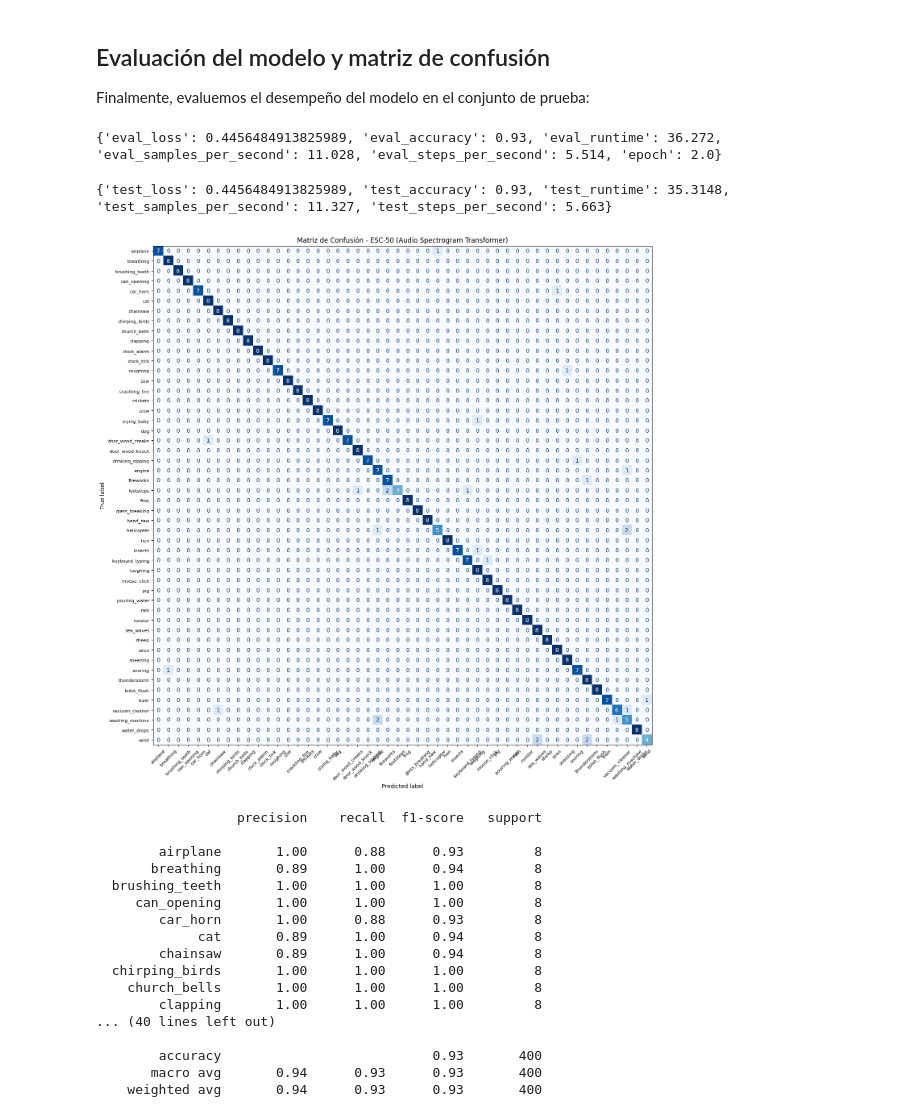
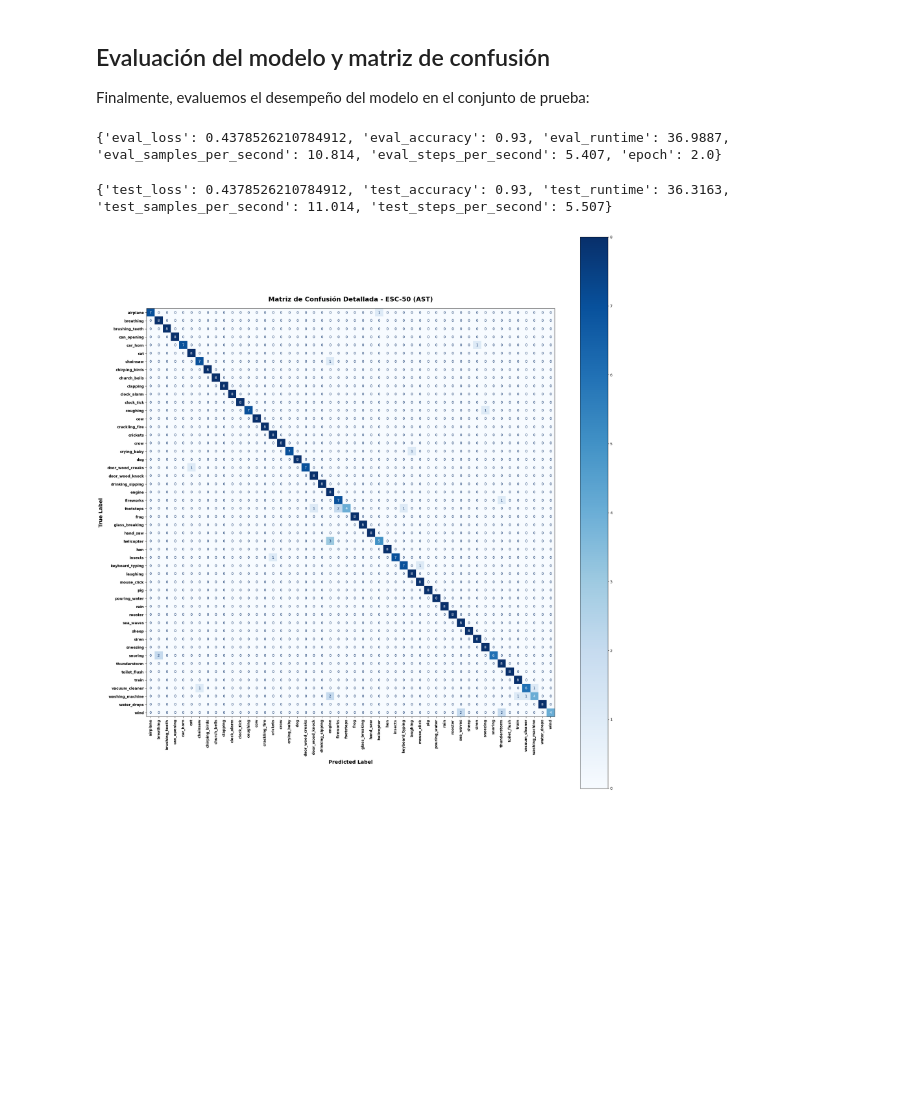
Before and after one commit to margomeza16/deep_leraning, a Jupyter notebook: Miniproyecto4_AST.ipynb, the cells around one changed output. Drawn from its saved outputs; the diff is of its cells as text; code cells hidden in the pictures; blank space fills up the shorter version.

```diff
--- a/Miniproyecto4_AST.ipynb
+++ b/Miniproyecto4_AST.ipynb
@@ -149,7 +152,7 @@ dataset = load_dataset("confit/esc50-demo", "fold1", split="train")
 test_dataset = load_dataset("confit/esc50-demo", "fold1", split="test")
 # %%
 # Dividimos el dataset de entrenamiento en los conjuntos de entrenamiento (80%) y validación (20%).
-splits = dataset.train_test_split(test_size=0.2, seed=42)
+splits = dataset.train_test_split(test_size=0.2, seed=42, stratify_by_column="label")
 train_ds = splits['train']
 val_ds = splits['test']
 # %% [markdown]
@@ -249,9 +329,9 @@ feature_extractor = AutoFeatureExtractor.from_pretrained(model_id)
 ### Sincronizar la Tasa de Muestreo (Resampling a 16 kHz)
 # %%
 # Forzamos a que el dataset convierta automáticamente los audios a 16,000 Hz al cargarlos
-train_ds = train_ds.cast_column("audio", Audio(sampling_rate=16000))
-val_ds = val_ds.cast_column("audio", Audio(sampling_rate=16000))
-test_dataset = test_dataset.cast_column("audio", Audio(sampling_rate=16000))
+train_ds = train_ds.cast_column("audio", DatasetAudio(sampling_rate=16000))
+val_ds = val_ds.cast_column("audio", DatasetAudio(sampling_rate=16000))
+test_dataset = test_dataset.cast_column("audio", DatasetAudio(sampling_rate=16000))
 # %% [markdown]
 ### Función de preprocesamiento
 # %% [markdown]
@@ -394,64 +476,54 @@ Finalmente, evaluemos el desempeño del modelo en el conjunto de prueba:
 test_metrics = trainer.evaluate(eval_dataset=encoded_test_ds)
 print(test_metrics)
 # %% [output]
-{'eval_loss': 0.4456484913825989, 'eval_accuracy': 0.93, 'eval_runtime': 36.272, 'eval_samples_per_second': 11.028, 'eval_steps_per_second': 5.514, 'epoch': 2.0}
+{'eval_loss': 0.4378526210784912, 'eval_accuracy': 0.93, 'eval_runtime': 36.9887, 'eval_samples_per_second': 10.814, 'eval_steps_per_second': 5.407, 'epoch': 2.0}
 # %%
 outputs = trainer.predict(encoded_test_ds)
 # %%
 print(outputs.metrics)
 # %% [output]
-{'test_loss': 0.4456484913825989, 'test_accuracy': 0.93, 'test_runtime': 35.3148, 'test_samples_per_second': 11.327, 'test_steps_per_second': 5.663}
+{'test_loss': 0.4378526210784912, 'test_accuracy': 0.93, 'test_runtime': 36.3163, 'test_samples_per_second': 11.014, 'test_steps_per_second': 5.507}
 # %%
 # Obtenemos las etiquetas reales y predichas del conjunto de datos de evaluación
 y_true = outputs.label_ids
 y_pred = outputs.predictions.argmax(1)
 
 # Obtenemos las etiquetas disponibles en el conjunto de datos
 labels = train_ds.features['label'].names
 
 # Calculamos la matriz de confusión
 cm = confusion_matrix(y_true, y_pred)
 
-# Creamos la figura con un tamaño grande
-fig, ax = plt.subplots(figsize=(14, 14))
+fig, ax = plt.subplots(figsize=(22, 22))
 
-# Creamos un objeto ConfusionMatrixDisplay para visualizar la matriz de confusión
+# Generamos el display con rotación vertical de 90° en el eje X para evitar cruces
 disp = ConfusionMatrixDisplay(confusion_matrix=cm, display_labels=labels)
-
-# Mostramos la visualización de la matriz de confusión con rotación de las etiquetas en el eje x
 disp.plot(
     ax=ax,
-    xticks_rotation=45,
+    xticks_rotation=90,  # Rotación completa vertical
     cmap="Blues",
-    colorbar=False,  # Opcional para ganar espacio
+    colorbar=True,
+    values_format="d",
 )
-# Ajustes estéticos para las etiquetas
-plt.xticks(fontsize=8)
-plt.yticks(fontsize=8)
+
+# Ajustes de tipografía y títulos
+plt.xticks(fontsize=10, fontweight="bold")
+plt.yticks(fontsize=10, fontweight="bold")
+plt.xlabel("Predicted Label", fontsize=14, fontweight="bold", labelpad=10)
+plt.ylabel("True Label", fontsize=14, fontweight="bold", labelpad=10)
 plt.title(
-    "Matriz de Confusión - ESC-50 (Audio Spectrogram Transformer)", fontsize=12
+    "Matriz de Confusión Detallada - ESC-50 (AST)",
+    fontsize=18,
+    fontweight="bold",
+    pad=20,
 )
+
+# Guardar en alta resolución antes de mostrarla
+plt.savefig(
+    "matriz_confusion_alta_resolucion.png", dpi=300, bbox_inches="tight"
+)
+
 plt.tight_layout()
-
 plt.show()
-
-print(classification_report(y_true, y_pred, target_names=train_ds.features["label"].names))
 # %% [output]
-[figure, old version]
+[figure, new version]
-                  precision    recall  f1-score   support
-
-        airplane       1.00      0.88      0.93         8
-       breathing       0.89      1.00      0.94         8
-  brushing_teeth       1.00      1.00      1.00         8
-     can_opening       1.00      1.00      1.00         8
-        car_horn       1.00      0.88      0.93         8
-             cat       0.89      1.00      0.94         8
-        chainsaw       0.89      1.00      0.94         8
-  chirping_birds       1.00      1.00      1.00         8
-    church_bells       1.00      1.00      1.00         8
-        clapping       1.00      1.00      1.00         8
-... (40 lines left out)
-
-        accuracy                           0.93       400
-       macro avg       0.94      0.93      0.93       400
-    weighted avg       0.94      0.93      0.93       400
```
Also changed, not shown: parts of 22 cells of this notebook.
